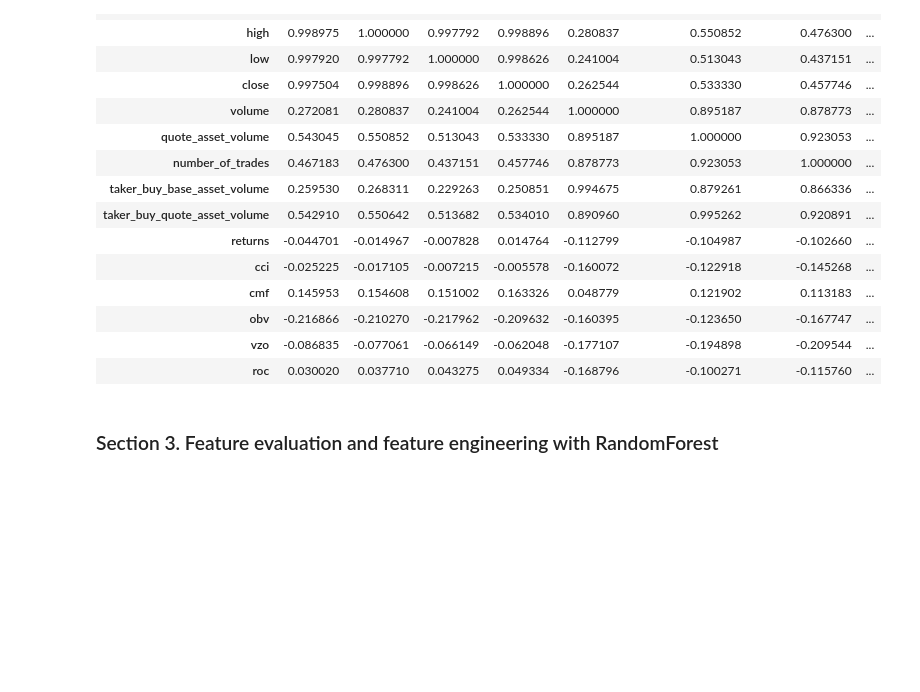
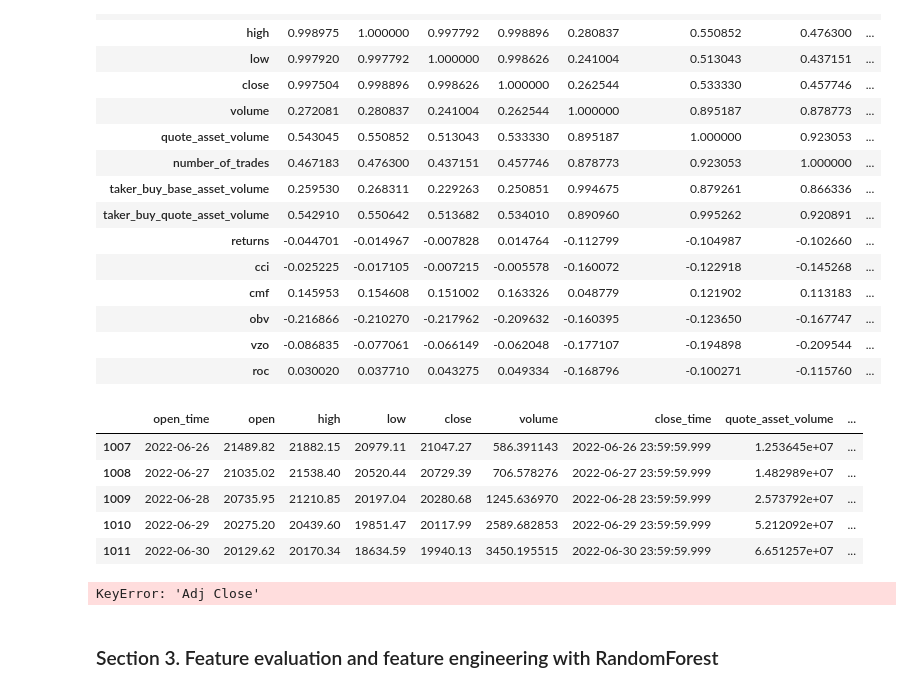
Before and after one commit to Drewmyself2code/Fintech_Project_2, a Jupyter notebook: Development_Code/cryptosurfer.ipynb, the cells around one changed output. Saved outputs shown, nothing was run; the diff lists cells and outputs as text; code cells hidden in the pictures; blank space fills up the shorter version.

```diff
--- a/Development_Code/cryptosurfer.ipynb
+++ b/Development_Code/cryptosurfer.ipynb
@@ -383,3 +377,74 @@ bitcoin_volume_df.corr()
+# %%
+bitcoin_strategy_df = bitcoin_df.assign(
+  sma = lambda df: TA.SMA(df), # Single Moving Average
+  cci = lambda df: TA.CCI(df), # Commodity Channel Index
+  macd = macd_df["MACD"], # Moving Average Convergence Divergence
+  macd_signal = macd_df["SIGNAL"],
+  bb_upper = bbands_df["BB_UPPER"], # Bollinger Band
+  bb_middle = bbands_df["BB_MIDDLE"],
+  bb_lower = bbands_df["BB_LOWER"]
+)
+
+bitcoin_strategy_df.tail()
+# %% [output]
+|  | open_time | open | high | low | close | volume | close_time | quote_asset_volume | ... |
+| 1007 | 2022-06-26 | 21489.82 | 21882.15 | 20979.11 | 21047.27 | 586.391143 | 2022-06-26 23:59:59.999 | 1.253645e+07 | ... |
+| 1008 | 2022-06-27 | 21035.02 | 21538.40 | 20520.44 | 20729.39 | 706.578276 | 2022-06-27 23:59:59.999 | 1.482989e+07 | ... |
+| 1009 | 2022-06-28 | 20735.95 | 21210.85 | 20197.04 | 20280.68 | 1245.636970 | 2022-06-28 23:59:59.999 | 2.573792e+07 | ... |
+| 1010 | 2022-06-29 | 20275.20 | 20439.60 | 19851.47 | 20117.99 | 2589.682853 | 2022-06-29 23:59:59.999 | 5.212092e+07 | ... |
+| 1011 | 2022-06-30 | 20129.62 | 20170.34 | 18634.59 | 19940.13 | 3450.195515 | 2022-06-30 23:59:59.999 | 6.651257e+07 | ... |
+# %%
+## Develop ways to create signals
+
+#cci
+      #Buy when the line moves above –100 from below and sell when it drops below +100 (see arrow at “E”) or any time it rises above +200. If it does rise above +200, some traders prefer to wait until it drops below that level to sell.
+
+      #Buy whenever the line crosses below –200 or wait until it crosses back above –200. Sell when it crosses from above to below +100.
+      # df.ta.categories
+macd_df.ta.categories
+
+def MACD_Strategy(macd_df):
+    MACD_Buy=[]
+    MACD_Sell=[]
+    position=False
+
+    for i in range(0, len(macd_df)):
+        if macd_df ['MACD'][i] > macd_df['SIGNAL'][i] :
+            MACD_Sell.append(np.nan)
+            if position ==False:
+                MACD_Buy.append(macd_df['Adj Close'][i])
+                position=True
+            else:
+                MACD_Buy.append(np.nan)
+        elif macd_df ['SIGNAL'][i] < macd_df['MACD'][i] :
+            MACD_Buy.append(np.nan)
+            if position == True:
+                MACD_Sell.append(macd_df['Adj Close'][i])
+                position=False
+            else:
+                MACD_Sell.append(np.nan)
+        elif position == True and macd_df ['Adj Close'][i] < MACD_Buy[-1] :
+            MACD_Sell.append(macd_df ["Adj Close"][i])
+            MACD_Buy.append(np.nan)
+            position = False
+        elif position == True and macd_df ['Adj Close'][i] < macd_df['Adj Close']:
+            MACD_Sell.append(macd_df ["Adj Close"][i])
+            MACD_Buy.append(np.nan)
+            position = False
+        else:
+            MACD_Buy.append(np.nan)
+            MACD_Sell.append(np.nan)
+
+    data['MACD_Buy_Signal_price'] = MACD_Buy
+    data['MACD_Sell_Signal_price'] = MACD_Sell
+
+    return data
+
+data = MACD_Strategy
+
+MACD_Strategy(macd_df).plot()
+# %% [output]
+KeyError: 'Adj Close'
 # %% [markdown]
 ### Section 3. Feature evaluation and feature engineering with RandomForest
 # %% [markdown]
```
Also changed, not shown: parts of 4 cells of this notebook, 1 other file.
